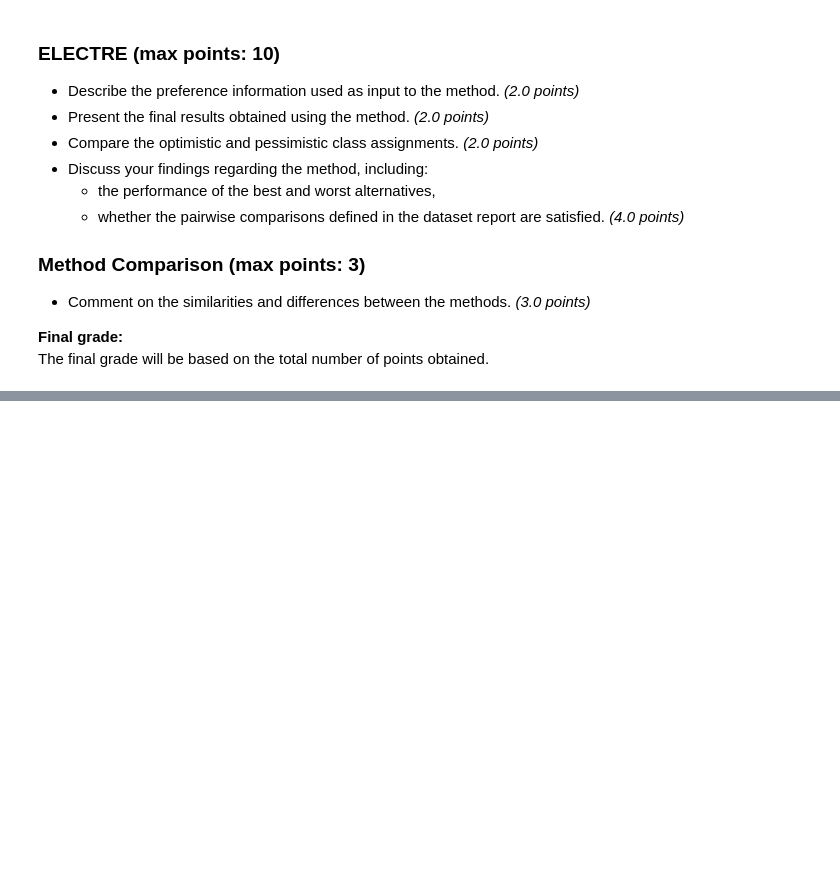
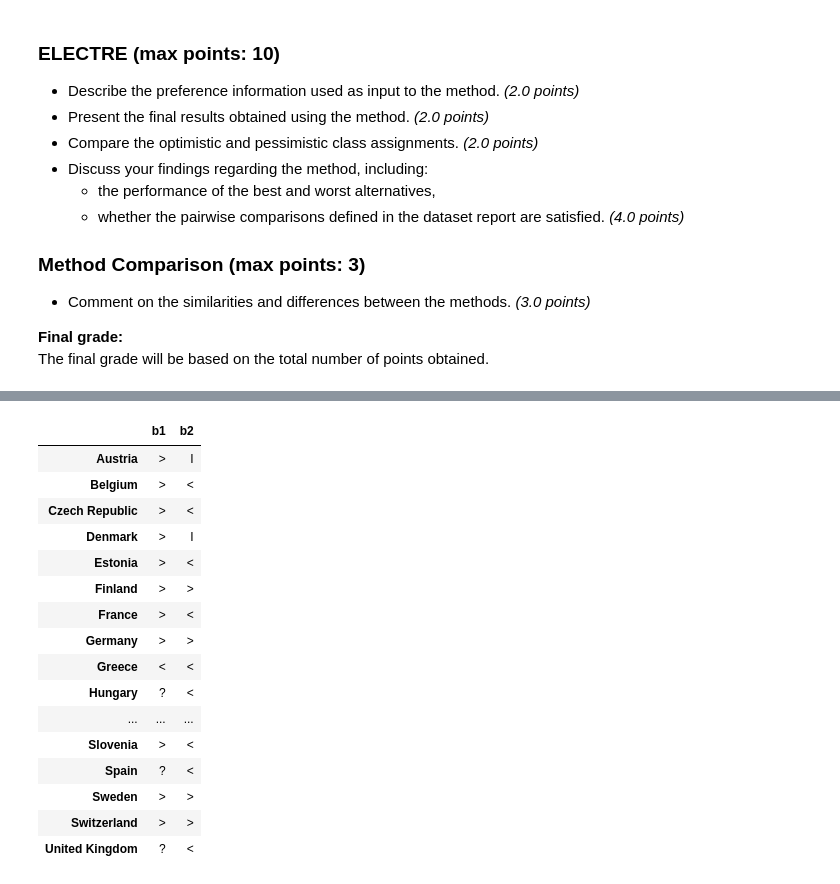
Before and after one commit to jesiekjakub/-DA6-Decision-Analysis, a Jupyter notebook: Project-3-Promethee-Electre/Electre-exercises/06_electre_tri.ipynb, the cells around one changed output, grey strips where cells are left out. Drawn from its saved outputs; the diff is of its cells as text; code cells hidden in the pictures; blank space fills up the shorter version.

```diff
--- a/Project-3-Promethee-Electre/Electre-exercises/06_electre_tri.ipynb
+++ b/Project-3-Promethee-Electre/Electre-exercises/06_electre_tri.ipynb
@@ -492,0 +622,37 @@ The final grade will be based on the total number of points obtained.
+# %%
+def build_relation_df(outranking_matrix, alternatives, profiles):
+    relations = pd.DataFrame(index=alternatives, columns=profiles, dtype=str)
+    for i in range(len(alternatives)):
+        for j in range(len(profiles)):
+            a_out_b = outranking_matrix[0, i, j]
+            b_out_a = outranking_matrix[1, i, j]
+            if a_out_b and b_out_a:
+                relations.iloc[i, j] = 'I'
+            elif a_out_b and not b_out_a:
+                relations.iloc[i, j] = '>'
+            elif not a_out_b and b_out_a:
+                relations.iloc[i, j] = '<'
+            else:
+                relations.iloc[i, j] = '?'
+    return relations
+
+relation_df = build_relation_df(outranking, dataset.index.tolist(), boundary_profiles.index.tolist())
+relation_df
+# %% [output]
+|  | b1 | b2 |
+| Austria | > | I |
+| Belgium | > | < |
+| Czech Republic | > | < |
+| Denmark | > | I |
+| Estonia | > | < |
+| Finland | > | > |
+| France | > | < |
+| Germany | > | > |
+| Greece | < | < |
+| Hungary | ? | < |
+| ... | ... | ... |
+| Slovenia | > | < |
+| Spain | ? | < |
+| Sweden | > | > |
+| Switzerland | > | > |
+| United Kingdom | ? | < |
```
Also changed, not shown: parts of 10 cells of this notebook, 5 other files.
